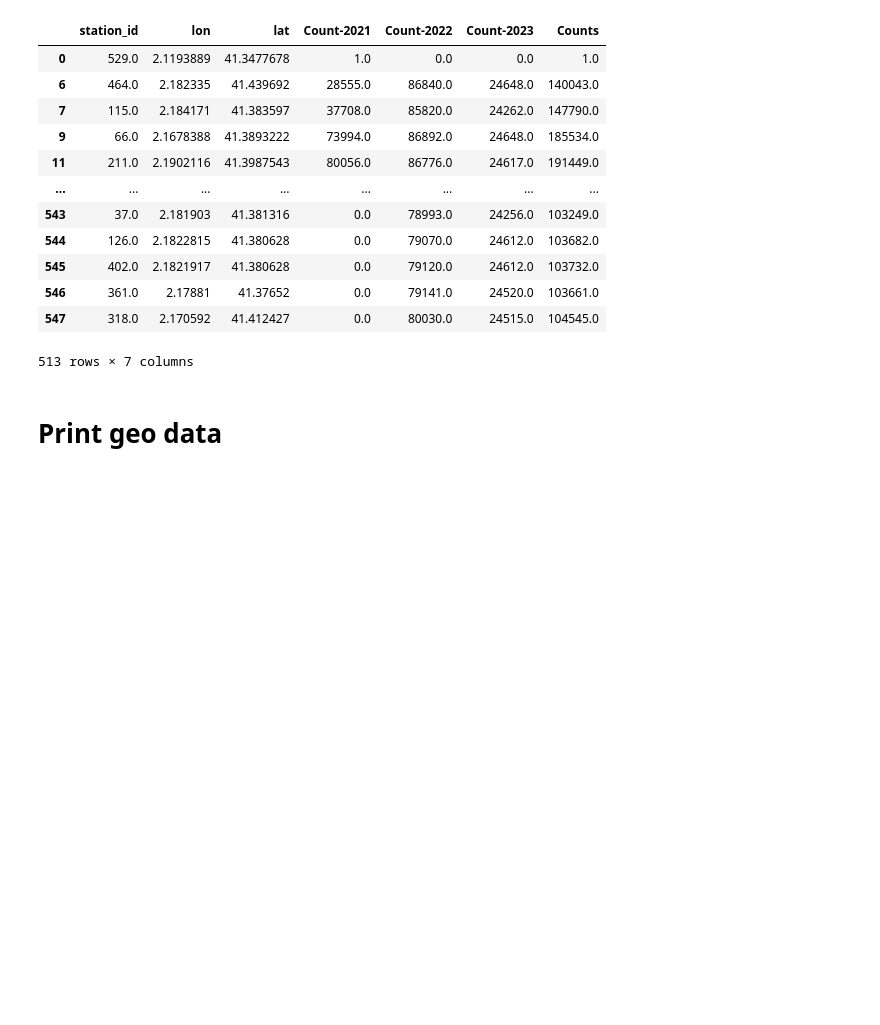
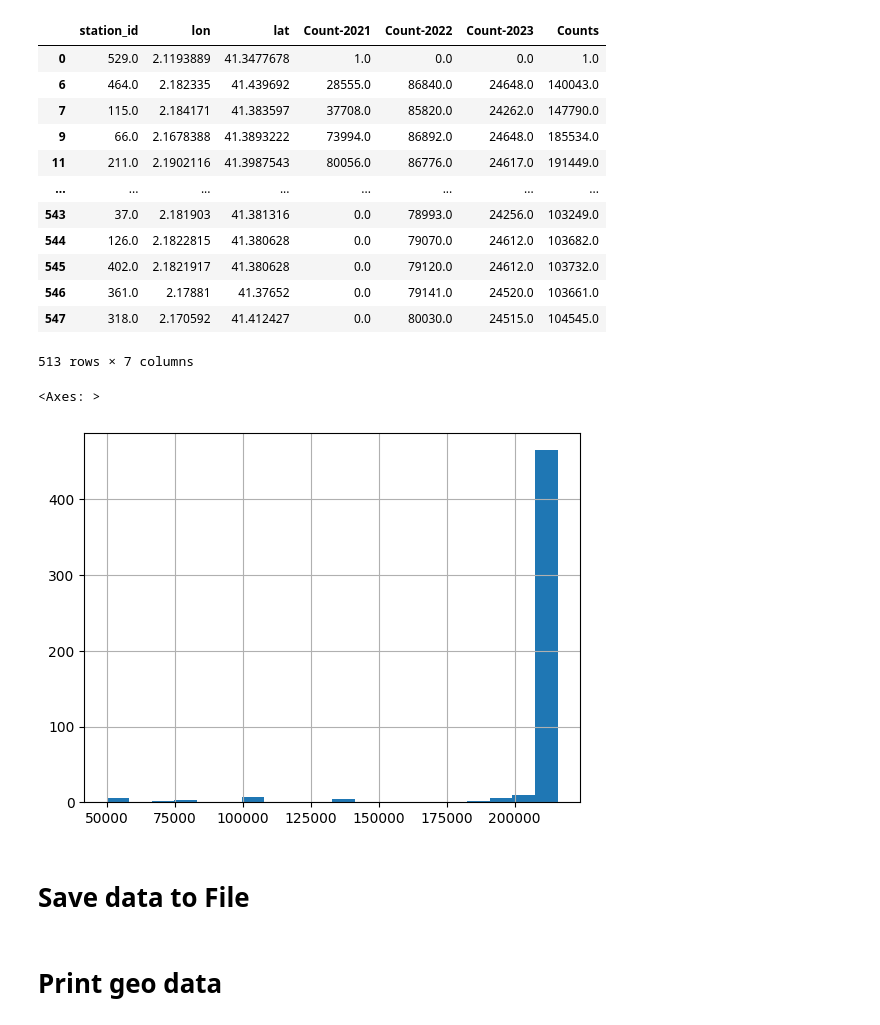
Before and after one commit to or1ol/CaptstoneProject, a Jupyter notebook: ReadIDataInformationEstacions.ipynb, the cells around one changed output. Cells and saved outputs as stored; diff of their text form; code cells hidden in the pictures; blank space fills up the shorter version.

```diff
--- a/ReadIDataInformationEstacions.ipynb
+++ b/ReadIDataInformationEstacions.ipynb
@@ -296,3 +296,10 @@ result_data
 | 546 | 361.0 | 2.17881 | 41.37652 | 0.0 | 79141.0 | 24520.0 | 103661.0 |
 | 547 | 318.0 | 2.170592 | 41.412427 | 0.0 | 80030.0 | 24515.0 | 104545.0 |
 513 rows × 7 columns
+# %%
+result_data[result_data.Counts > 50000].Counts.hist(bins=20)
+# %% [output]
+<Axes: >
+[figure, added]
+# %% [markdown]
+# Save data to File
```
Also changed, not shown: parts of 18 cells of this notebook, 3 other files.
